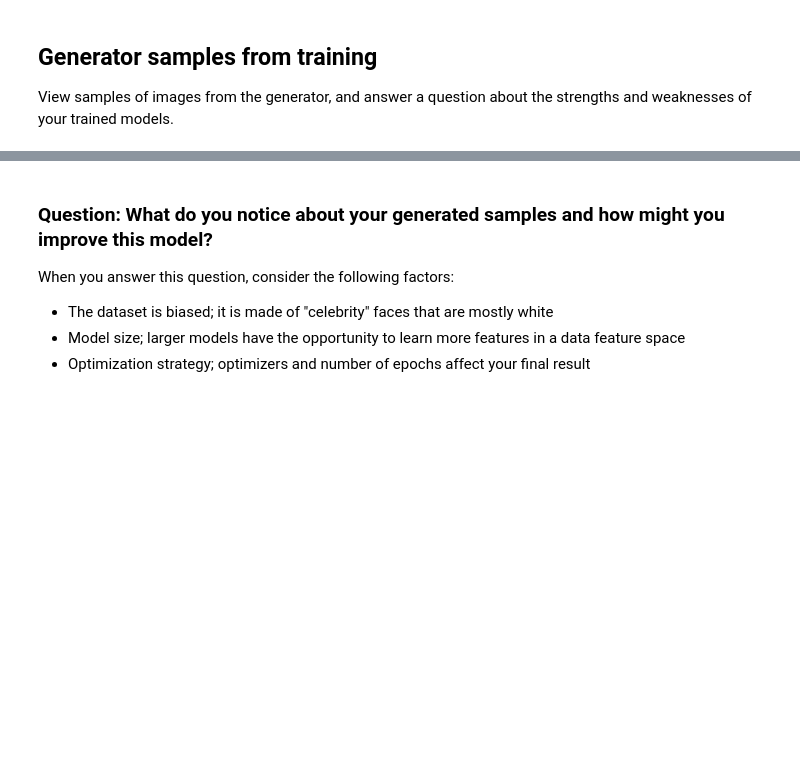
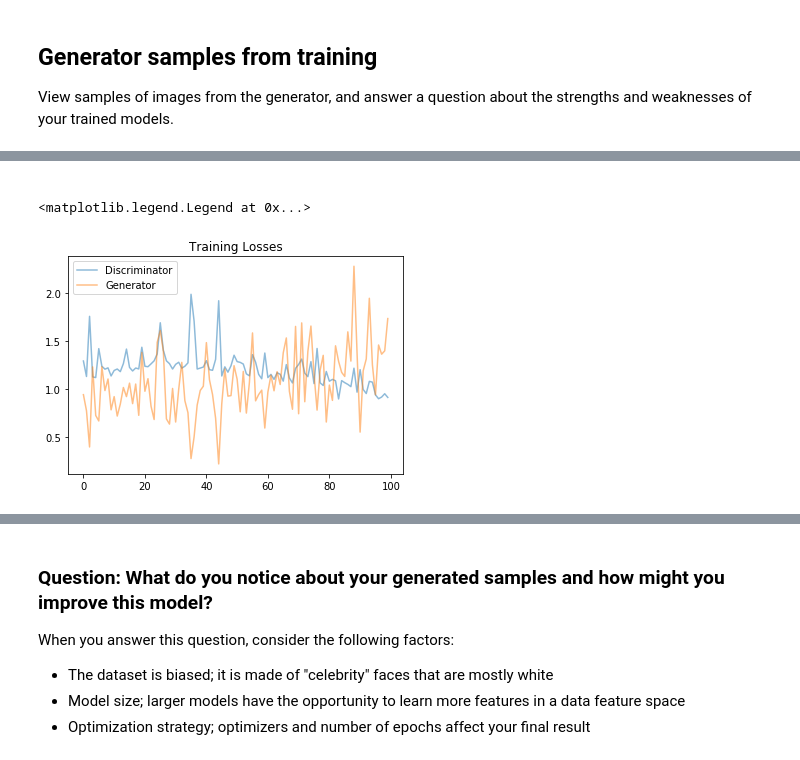
Before and after one commit to Wilbertz/Face-Generation, a Jupyter notebook: dlnd_face_generation.ipynb, the cells around one changed output, grey strips where cells are left out. Drawn from its saved outputs; the diff is of its cells as text; code cells hidden in the pictures; blank space fills up the shorter version.

Commit message:
4 different training runs with different hyper parameters added.

```diff
--- a/dlnd_face_generation.ipynb
+++ b/dlnd_face_generation.ipynb
@@ -669,0 +752,10 @@ _ = view_samples(0, samples)
+# %%
+# Define model hyperparams
+d_conv_dim = 64
+g_conv_dim = 64
+z_size = 100
+
+"""
+DON'T MODIFY ANYTHING IN THIS CELL THAT IS BELOW THIS LINE
+"""
+D, G = build_network(d_conv_dim, g_conv_dim, z_size)
@@ -669,0 +793,9 @@ _ = view_samples(0, samples)
+# %%
+# set number of epochs
+n_epochs = 50
+
+"""
+DON'T MODIFY ANYTHING IN THIS CELL
+"""
+# call training function
+losses = train(D, G, n_epochs=n_epochs, print_every=200)
@@ -669,0 +820,12 @@ _ = view_samples(0, samples)
+# %% [markdown]
+<a id='Run2'></a>
+# %%
+fig, ax = plt.subplots()
+losses = np.array(losses)
+plt.plot(losses.T[0], label='Discriminator', alpha=0.5)
+plt.plot(losses.T[1], label='Generator', alpha=0.5)
+plt.title("Training Losses")
+plt.legend()
+# %% [output]
+<matplotlib.legend.Legend at 0x...>
+[figure, added]
```
Also changed, not shown: parts of 43 cells of this notebook.
